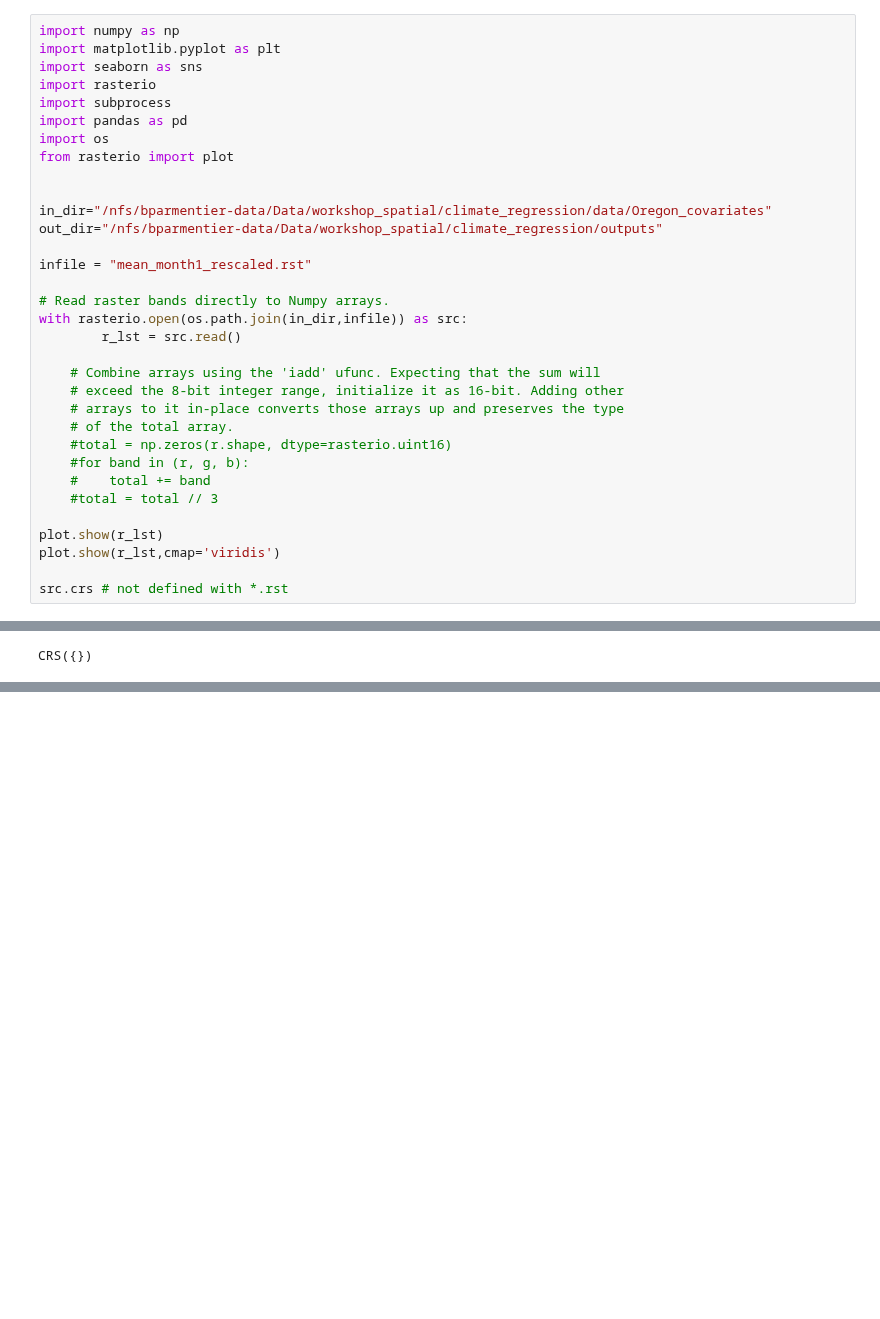
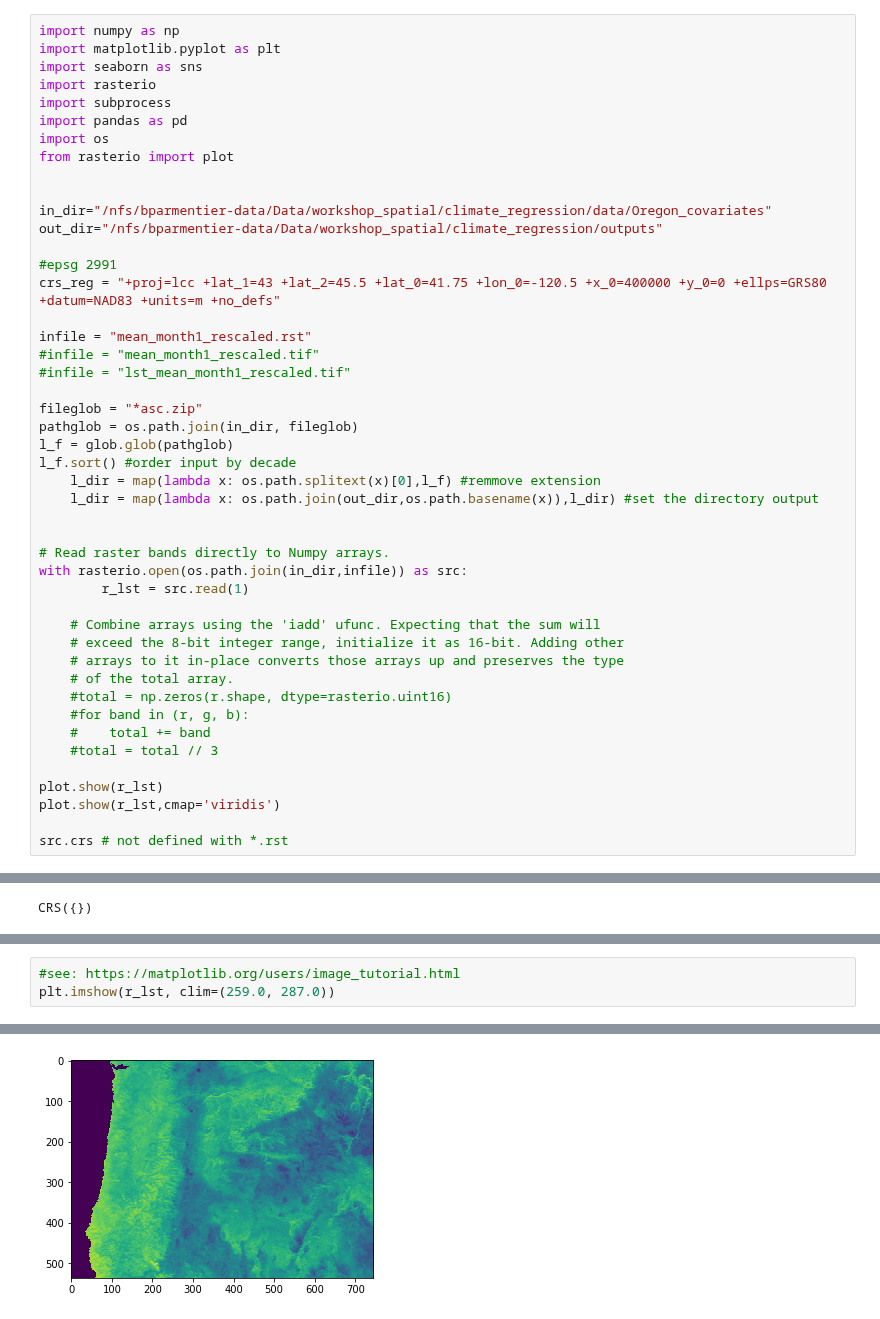
Before and after one commit to bparment1/workshops_courses_spatial_analyses, a Jupyter notebook: regression_temperature.ipynb, the cells around one changed output, grey strips where cells are left out. Saved outputs shown, nothing was run; the diff lists cells and outputs as text; blank space fills up the shorter version.

```diff
--- a/regression_temperature.ipynb
+++ b/regression_temperature.ipynb
@@ -16,11 +16,24 @@ from rasterio import plot
 in_dir="/nfs/bparmentier-data/Data/workshop_spatial/climate_regression/data/Oregon_covariates"
 out_dir="/nfs/bparmentier-data/Data/workshop_spatial/climate_regression/outputs"
 
+#epsg 2991
+crs_reg = "+proj=lcc +lat_1=43 +lat_2=45.5 +lat_0=41.75 +lon_0=-120.5 +x_0=400000 +y_0=0 +ellps=GRS80 +datum=NAD83 +units=m +no_defs"
+
 infile = "mean_month1_rescaled.rst"
+#infile = "mean_month1_rescaled.tif"
+#infile = "lst_mean_month1_rescaled.tif"
+
+fileglob = "*asc.zip"
+pathglob = os.path.join(in_dir, fileglob)
+l_f = glob.glob(pathglob)
+l_f.sort() #order input by decade
+    l_dir = map(lambda x: os.path.splitext(x)[0],l_f) #remmove extension
+    l_dir = map(lambda x: os.path.join(out_dir,os.path.basename(x)),l_dir) #set the directory output
+
 
 # Read raster bands directly to Numpy arrays.
 with rasterio.open(os.path.join(in_dir,infile)) as src:
-        r_lst = src.read()
+        r_lst = src.read(1)
 
     # Combine arrays using the 'iadd' ufunc. Expecting that the sum will
     # exceed the 8-bit integer range, initialize it as 16-bit. Adding other
@@ -52,0 +71,4 @@ TypeError: Invalid dimensions for image data
+# %%
+#see: https://matplotlib.org/users/image_tutorial.html
+plt.imshow(r_lst, clim=(259.0, 287.0))
+# %% [output]
@@ -52,0 +76 @@ TypeError: Invalid dimensions for image data
+[figure, added]
```
Also changed, not shown: parts of 5 cells of this notebook.
